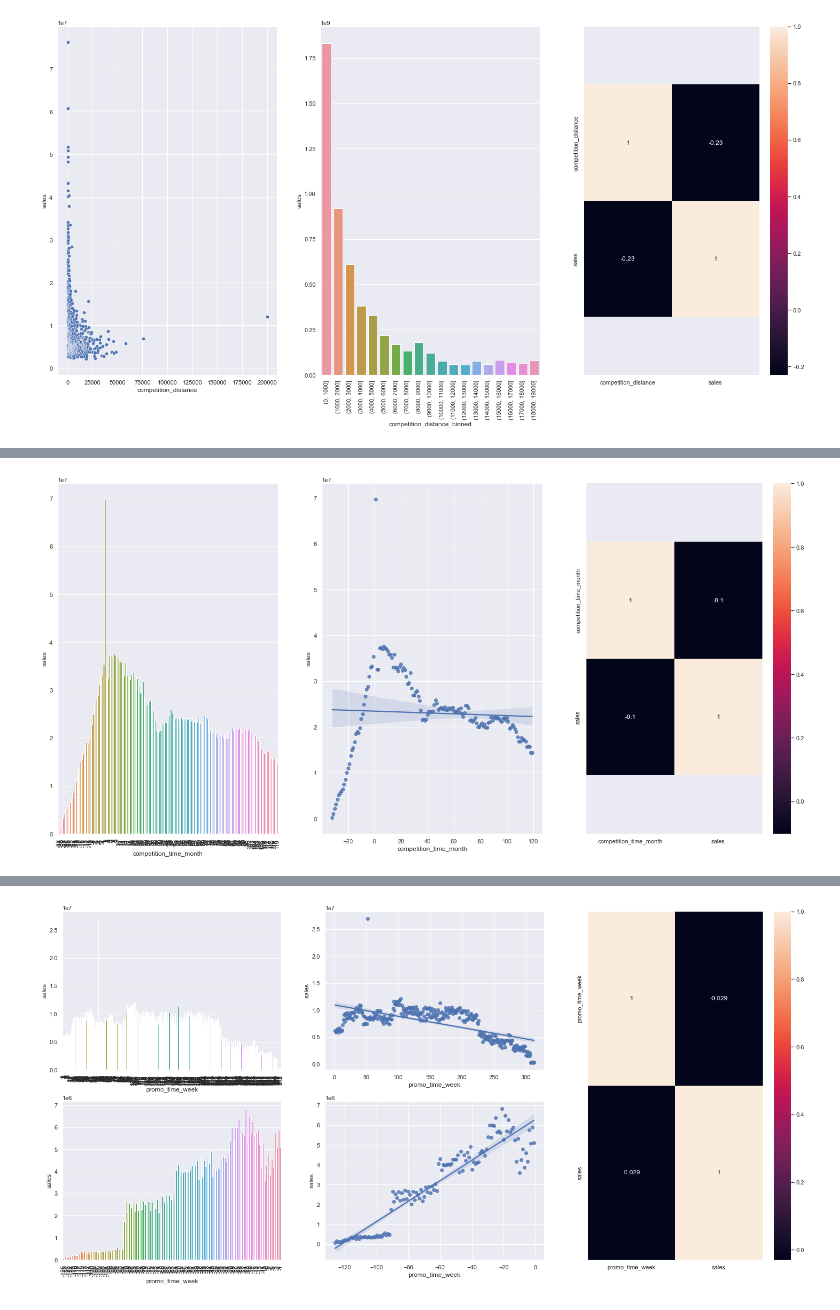
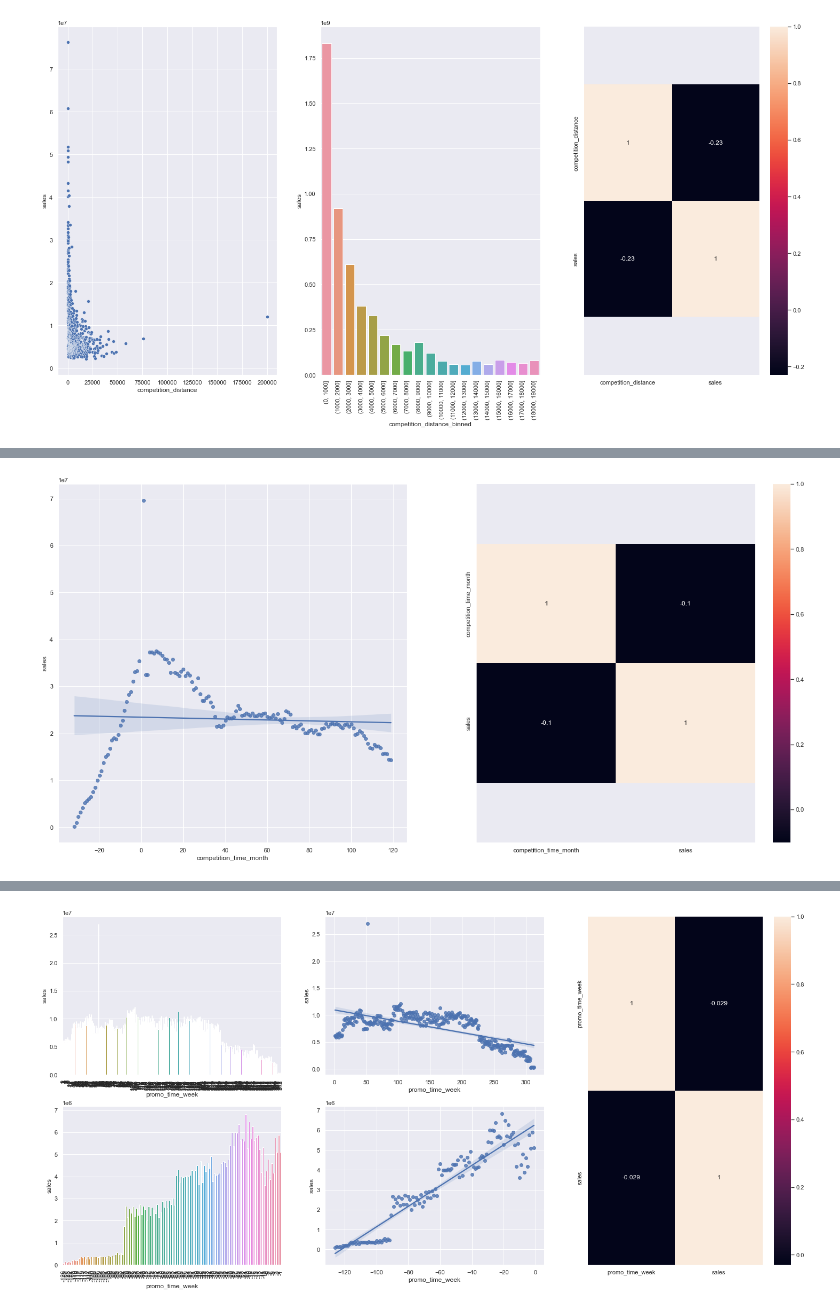
Before and after one commit to marcoscarvalho96/data-science-em-producao, a Jupyter notebook: notebooks/v01_store_sales_prediction.ipynb, the cells around one changed output, grey strips where cells are left out. Cells and saved outputs as stored; diff of their text form; code cells hidden in the pictures.

```diff
--- a/notebooks/v01_store_sales_prediction.ipynb
+++ b/notebooks/v01_store_sales_prediction.ipynb
@@ -585,17 +663,11 @@ x.set_ylim( bottom+0.5, top-0.5 );
 # %%
-plt.subplot( 1, 3, 1 )
-aux1 = df4[['competition_time_month', 'sales']].groupby('competition_time_month').sum().reset_index()
-aux2 = aux1[( aux1['competition_time_month'] < 120 ) & ( aux1['competition_time_month'] != 0 )]
-sns.barplot( x='competition_time_month', y='sales', data=aux2 );
-plt.xticks( rotation=90 );
-
-plt.subplot( 1, 3, 2 )
+plt.subplot( 1, 2, 1 )
 sns.regplot( x='competition_time_month', y='sales', data=aux2 );
 
-plt.subplot( 1, 3, 3 )
+plt.subplot( 1, 2, 2 )
 x = sns.heatmap( aux1.corr( method='pearson' ), annot=True );
 bottom, top = x.get_ylim()
 x.set_ylim( bottom+0.5, top-0.5 );
 # %% [output]
-[figure, old version]
+[figure, new version]
 # %% [markdown]
```
Also changed, not shown: parts of 63 cells of this notebook, 6 other files.
